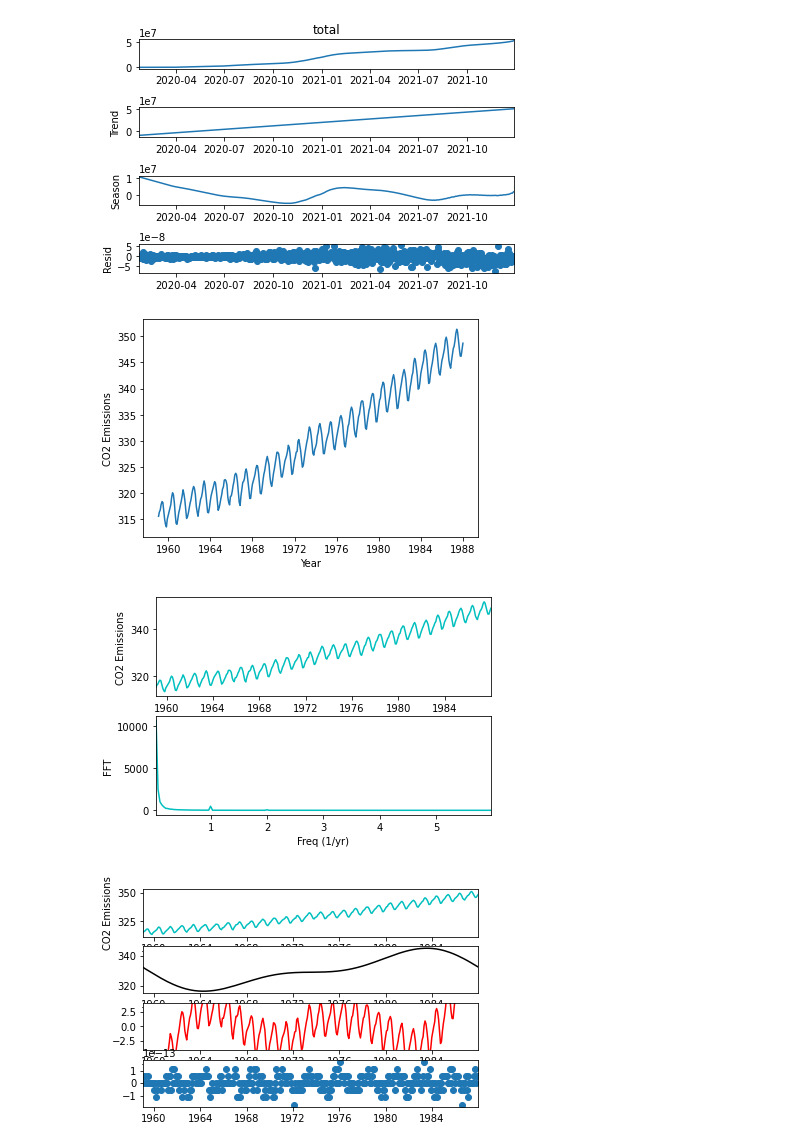
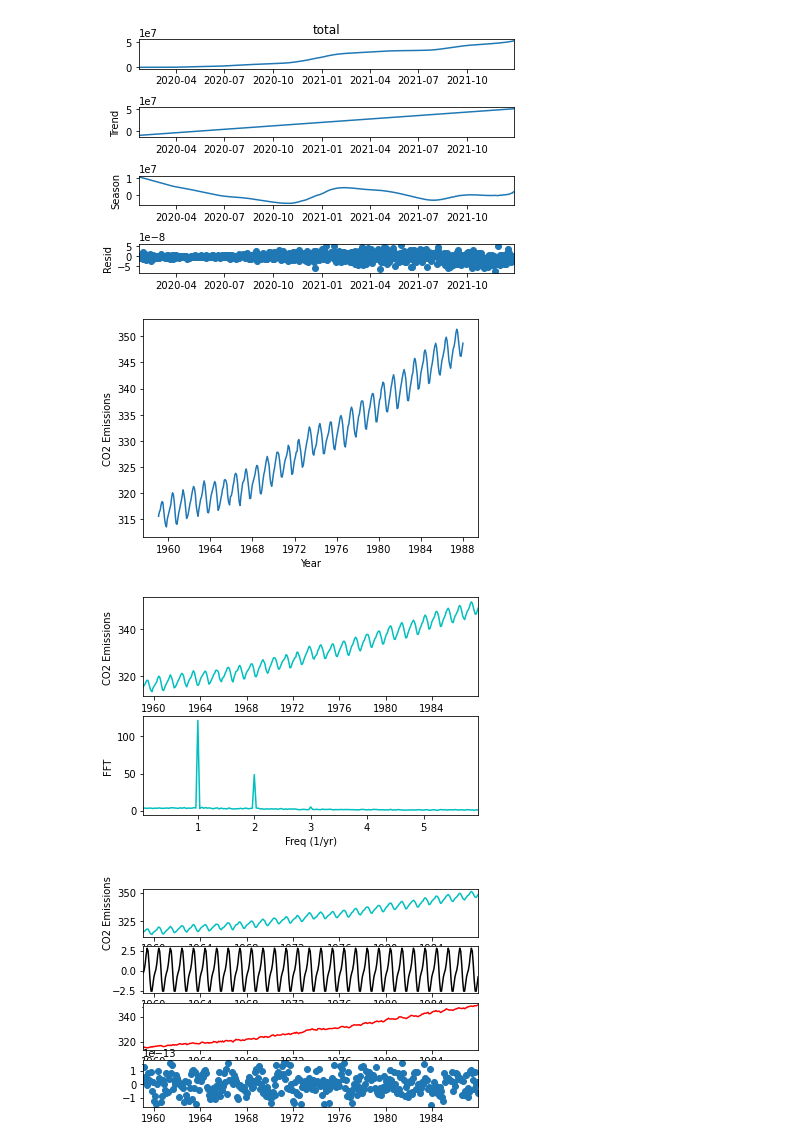
Before and after one commit to thodson-usgs/stf-decomposition, a Jupyter notebook: notebooks/00_getting_started.ipynb, the cells around one changed output. Cells and saved outputs as stored; diff of their text form; code cells hidden in the pictures.

```diff
--- a/notebooks/00_getting_started.ipynb
+++ b/notebooks/00_getting_started.ipynb
@@ -93,6 +93,7 @@ n = len(t)
 fhat = np.fft.fft(f, n)
 # Power Spectrum
 PSD = fhat * np.conj(fhat) / n
+PSD = PSD*signal.tukey(len(PSD))
 # X axis of freqs
 freq = (1 / (dt*n)) * np.arange(n)
 
@@ -114,12 +115,13 @@ plt.ylabel("FFT")
 plt.show()
 # %% [output]
 [figure]
-[figure, old version]
+[figure, new version]
 # %%
 # Use the PSD to filter out noise
 # Filter out freqs with low power
 peaks = int(np.quantile(PSD, .99))
 indices = PSD > peaks
+
 
 PSDclean = PSD * indices
 # Zero out small Fourier coefs
@@ -129,39 +131,40 @@ ffilt = np.fft.ifft(fhat_clean)
 
 # Filter out freqs with high power
 indices_seasonal = PSD <= peaks
+
+
 PSD_seasonal = PSD * indices
 fhat_seasonal = indices_seasonal * fhat
 ffilt_seasonal = np.fft.ifft(fhat_seasonal)
 
 
 fig, axes = plt.subplots(4, 1)
 plt.sca(axes[0])
 plt.plot(t, f, color = 'c')
 plt.xlim(t[0], t[-1])
 plt.xlabel("Year")
 plt.ylabel("CO2 Emissions")
 
 
 plt.sca(axes[1])
 plt.plot(t, ffilt, color = 'k')
 plt.xlim(t[0], t[-1])
 
-
 plt.sca(axes[2])
 plt.plot(t, ffilt_seasonal, color = "red")
 plt.xlim(t[0], t[-1])
-plt.ylim(-4, 4)
+
 
 
 # Find the residuals
 residuals = co2["CO2"] - ffilt_seasonal - ffilt
 plt.sca(axes[3])
 plt.scatter(t, residuals)
 plt.xlim(t[0], t[-1])
 
 plt.show()
 # %% [output]
-[figure, old version]
+[figure, new version]
 # %%
 # Initial Statistical Summary
 print("The sum of the residuals for STF is ", sum(residuals))
```
Also changed, not shown: parts of 5 cells of this notebook, 1 other file.
